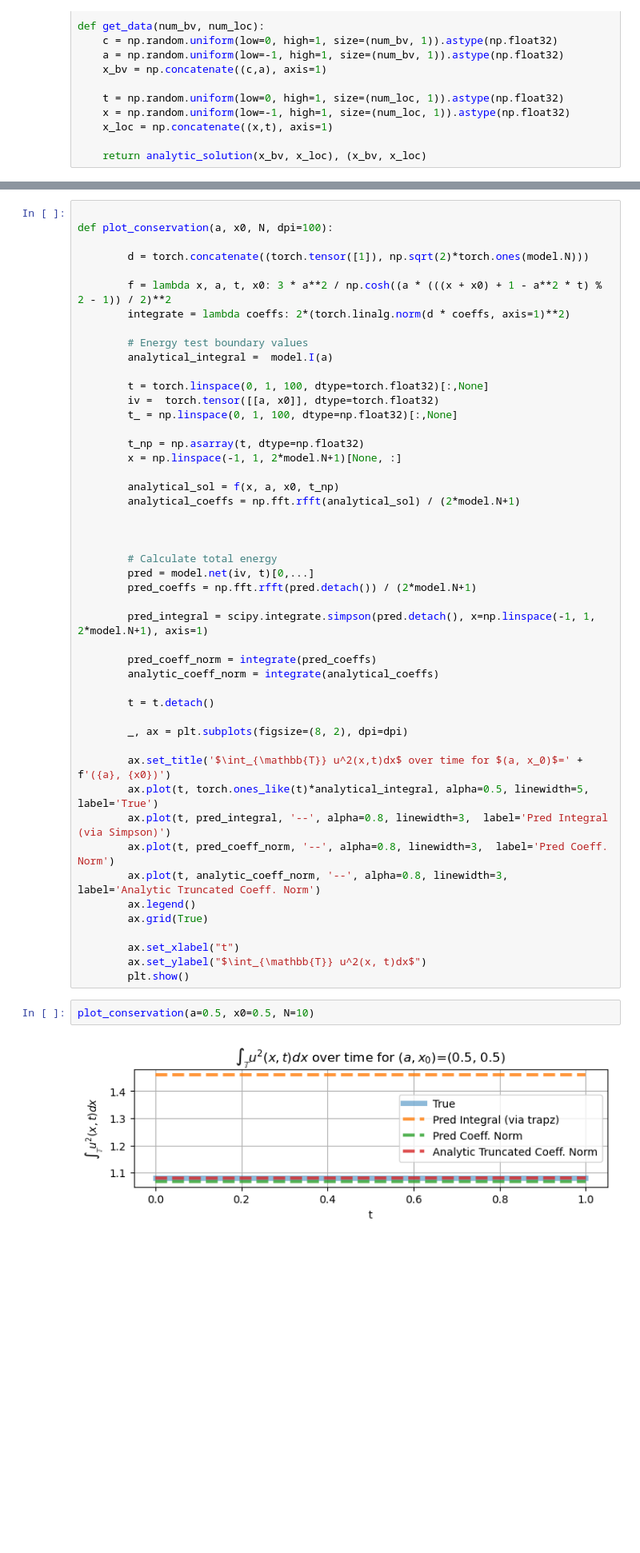
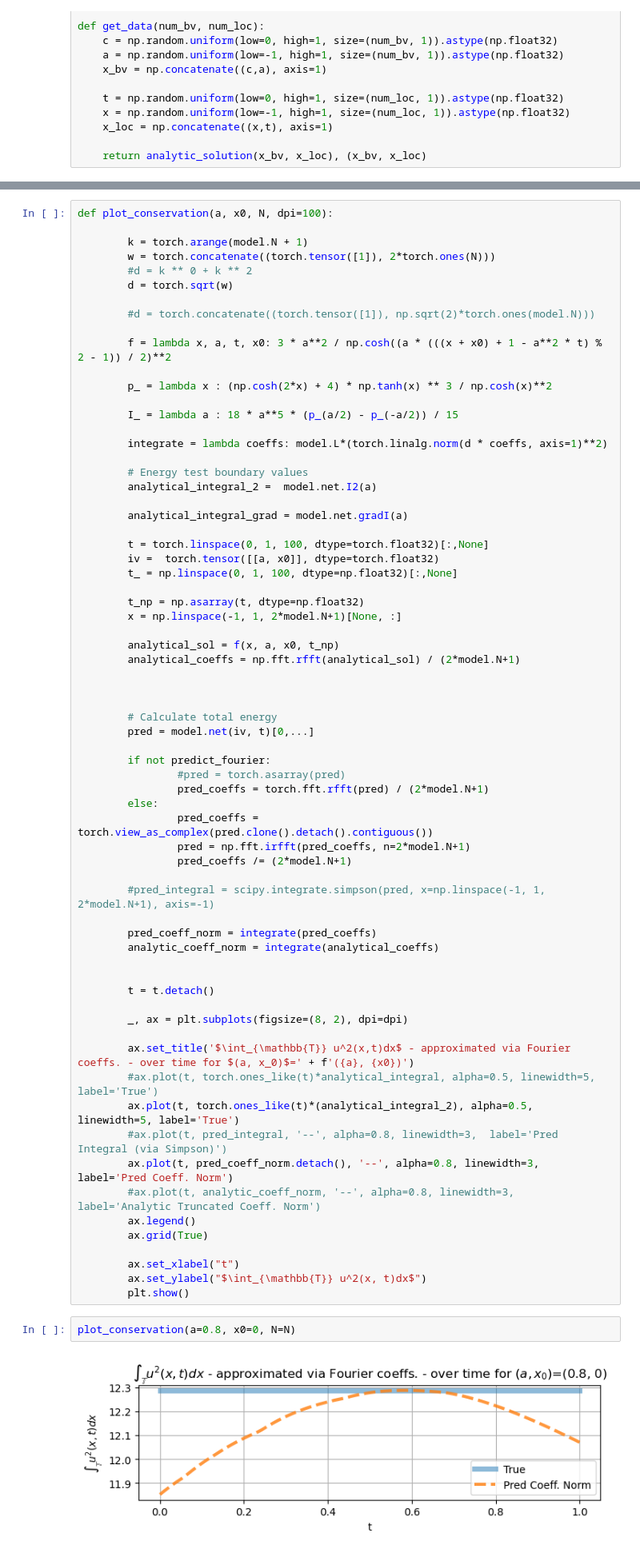
Before and after one commit to johanslettengren/Structure-Preserving-Operator-Learning, a Jupyter notebook: PDE/KdV.ipynb, the cells around one changed output, grey strips where cells are left out. Shown at 80% size. Drawn from its saved outputs; the diff is of its cells as text; blank space fills up the shorter version.

```diff
--- a/PDE/KdV.ipynb
+++ b/PDE/KdV.ipynb
@@ -53,14 +64,25 @@ model.plot_losshistory()
 # %%
-
 def plot_conservation(a, x0, N, dpi=100):
 
-        d = torch.concatenate((torch.tensor([1]), np.sqrt(2)*torch.ones(model.N)))
+        k = torch.arange(model.N + 1)
+        w = torch.concatenate((torch.tensor([1]), 2*torch.ones(N)))
+        #d = k ** 0 + k ** 2
+        d = torch.sqrt(w)
+
+        #d = torch.concatenate((torch.tensor([1]), np.sqrt(2)*torch.ones(model.N)))
 
         f = lambda x, a, t, x0: 3 * a**2 / np.cosh((a * (((x + x0) + 1 - a**2 * t) % 2 - 1)) / 2)**2
-        integrate = lambda coeffs: 2*(torch.linalg.norm(d * coeffs, axis=1)**2)
+
+        p_ = lambda x : (np.cosh(2*x) + 4) * np.tanh(x) ** 3 / np.cosh(x)**2
+
+        I_ = lambda a : 18 * a**5 * (p_(a/2) - p_(-a/2)) / 15
+
+        integrate = lambda coeffs: model.L*(torch.linalg.norm(d * coeffs, axis=1)**2)
 
         # Energy test boundary values
-        analytical_integral =  model.I(a)
+        analytical_integral_2 =  model.net.I2(a)
+
+        analytical_integral_grad = model.net.gradI(a)
 
         t = torch.linspace(0, 1, 100, dtype=torch.float32)[:,None]
         iv =  torch.tensor([[a, x0]], dtype=torch.float32)
@@ -76,22 +98,31 @@ def plot_conservation(a, x0, N, dpi=100):
 
         # Calculate total energy
         pred = model.net(iv, t)[0,...]
-        pred_coeffs = np.fft.rfft(pred.detach()) / (2*model.N+1)
 
-        pred_integral = scipy.integrate.simpson(pred.detach(), x=np.linspace(-1, 1, 2*model.N+1), axis=1)
+        if not predict_fourier:
+                #pred = torch.asarray(pred)
+                pred_coeffs = torch.fft.rfft(pred) / (2*model.N+1)
+        else:
+                pred_coeffs = torch.view_as_complex(pred.clone().detach().contiguous())
+                pred = np.fft.irfft(pred_coeffs, n=2*model.N+1)
+                pred_coeffs /= (2*model.N+1)
+
+        #pred_integral = scipy.integrate.simpson(pred, x=np.linspace(-1, 1, 2*model.N+1), axis=-1)
 
         pred_coeff_norm = integrate(pred_coeffs)
         analytic_coeff_norm = integrate(analytical_coeffs)
+
 
         t = t.detach()
 
         _, ax = plt.subplots(figsize=(8, 2), dpi=dpi)
 
-        ax.set_title('$\int_{\mathbb{T}} u^2(x,t)dx$ over time for $(a, x_0)$=' + f'({a}, {x0})')
-        ax.plot(t, torch.ones_like(t)*analytical_integral, alpha=0.5, linewidth=5, label='True')
-        ax.plot(t, pred_integral, '--', alpha=0.8, linewidth=3,  label='Pred Integral (via Simpson)')
-        ax.plot(t, pred_coeff_norm, '--', alpha=0.8, linewidth=3,  label='Pred Coeff. Norm')
-        ax.plot(t, analytic_coeff_norm, '--', alpha=0.8, linewidth=3,  label='Analytic Truncated Coeff. Norm')
+        ax.set_title('$\int_{\mathbb{T}} u^2(x,t)dx$ - approximated via Fourier coeffs. - over time for $(a, x_0)$=' + f'({a}, {x0})')
+        #ax.plot(t, torch.ones_like(t)*analytical_integral, alpha=0.5, linewidth=5, label='True')
+        ax.plot(t, torch.ones_like(t)*(analytical_integral_2), alpha=0.5, linewidth=5, label='True')
+        #ax.plot(t, pred_integral, '--', alpha=0.8, linewidth=3,  label='Pred Integral (via Simpson)')
+        ax.plot(t, pred_coeff_norm.detach(), '--', alpha=0.8, linewidth=3,  label='Pred Coeff. Norm')
+        #ax.plot(t, analytic_coeff_norm, '--', alpha=0.8, linewidth=3,  label='Analytic Truncated Coeff. Norm')
         ax.legend()
         ax.grid(True)
 
@@ -99,9 +130,9 @@ def plot_conservation(a, x0, N, dpi=100):
         ax.set_ylabel("$\int_{\mathbb{T}} u^2(x, t)dx$")
         plt.show()
 # %%
-plot_conservation(a=0.5, x0=0.5, N=10)
+plot_conservation(a=0.8, x0=0, N=N)
 # %% [output]
-[figure, old version]
+[figure, new version]
 # %%
 def plot_predictions(a, x0, T):
 
```
Also changed, not shown: parts of 7 cells of this notebook, 1 other file.
